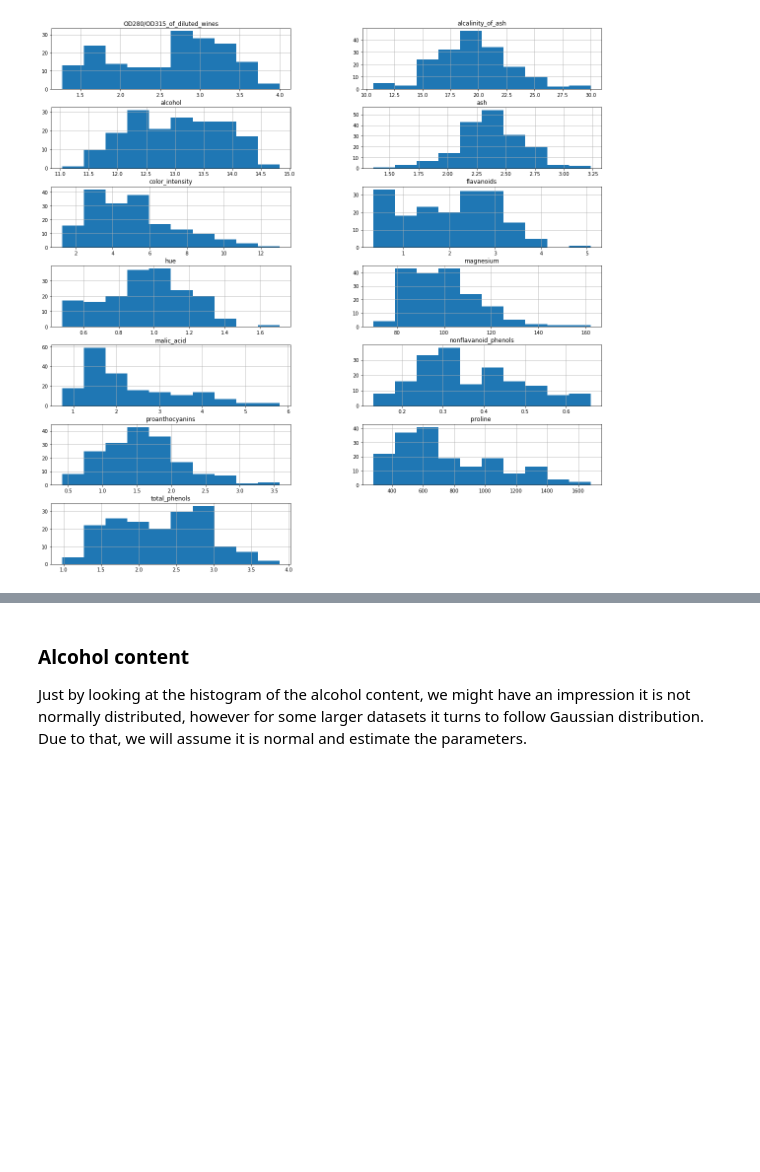
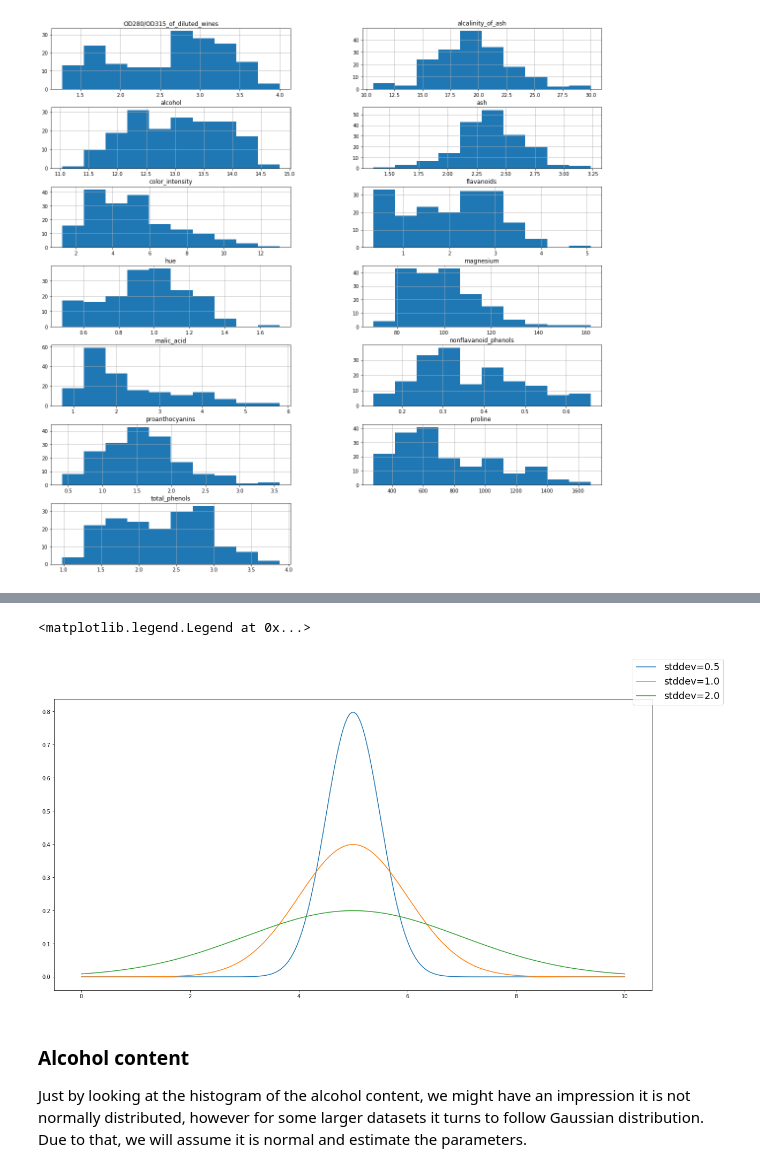
Before and after one commit to AndyB66/anomaly-detection-autoencoders, a Jupyter notebook: 01_standard_methods.ipynb, the cells around one changed output, grey strips where cells are left out. Saved outputs shown, nothing was run; the diff lists cells and outputs as text; code cells hidden in the pictures; blank space fills up the shorter version.

```diff
--- a/01_standard_methods.ipynb
+++ b/01_standard_methods.ipynb
@@ -68,3 +74,20 @@ TBD: short description (mean, variance, standard deviation, intuitions)
+# %%
+import numpy as np
+import matplotlib.pyplot as plt
+
+from scipy.stats import norm
+
+# Show the relationship of the curve shape and variance
+fig = plt.figure(figsize=(20, 10))
+ax = fig.add_subplot(1, 1, 1)
+x = np.linspace(0, 10, 250)
+ax.plot(x, norm.pdf(x, 5.0, 0.5), label="stddev=0.5")
+ax.plot(x, norm.pdf(x, 5.0, 1.0), label="stddev=1.0")
+ax.plot(x, norm.pdf(x, 5.0, 2.0), label="stddev=2.0")
+fig.legend(fontsize=18)
+# %% [output]
+<matplotlib.legend.Legend at 0x...>
+[figure, added]
 # %% [markdown]
 ### Alcohol content
 
```
Also changed, not shown: parts of 5 cells of this notebook.
